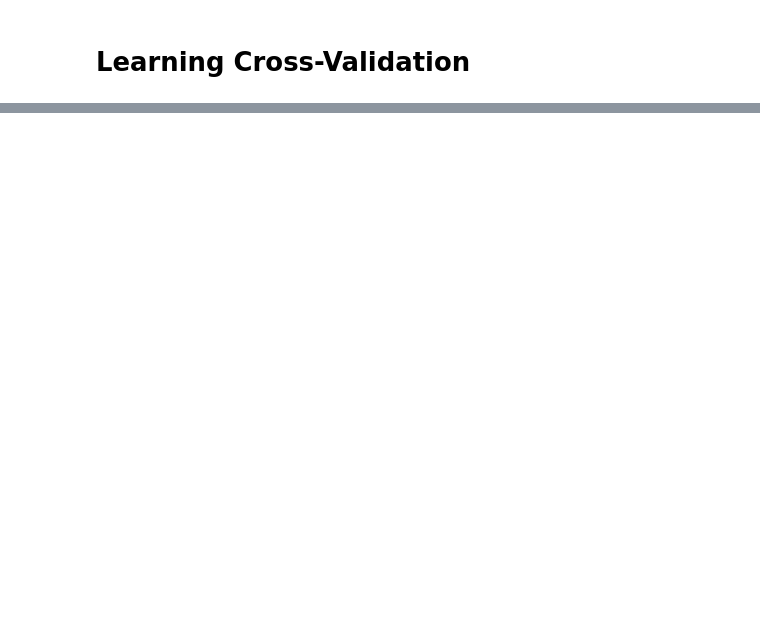
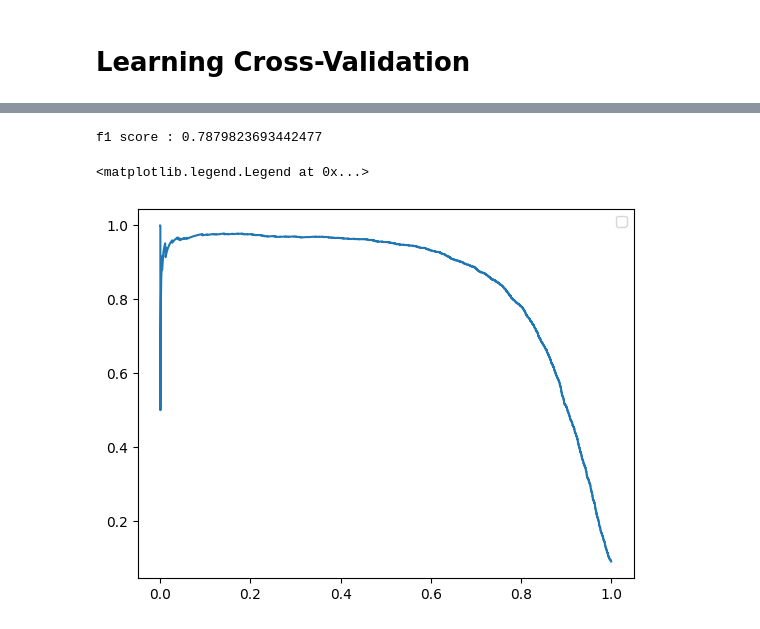
Before and after one commit to Demon-Sheriff/Linear-Alg_ML_fs, a Jupyter notebook: classification.ipynb, the cells around one changed output, grey strips where cells are left out. Cells and saved outputs as stored; diff of their text form; code cells hidden in the pictures; blank space fills up the shorter version.

Commit message:
Kaggle Notebook | Classification | Learning Precision and recall

```diff
--- a/classification.ipynb
+++ b/classification.ipynb
@@ -158,0 +208,17 @@ correctness score = 0.9639285714285715
+# %%
+from sklearn.metrics import f1_score
+f1 = f1_score(y_train_5, y_train_pred)
+print(f"f1 score : {f1}")
+# %% [output]
+f1 score : 0.7879823693442477
+# %%
+y_scores = cross_val_predict(clf, X_train, y_train_5, cv=4,method="decision_function")
+# %%
+from sklearn.metrics import precision_recall_curve
+precisions, recalls, thresholds = precision_recall_curve(y_train_5, y_scores)
+# %%
+plt.plot(recalls, precisions)
+plt.legend()
+# %% [output]
+<matplotlib.legend.Legend at 0x...>
+[figure, added]
```
Also changed, not shown: parts of 21 cells of this notebook.
